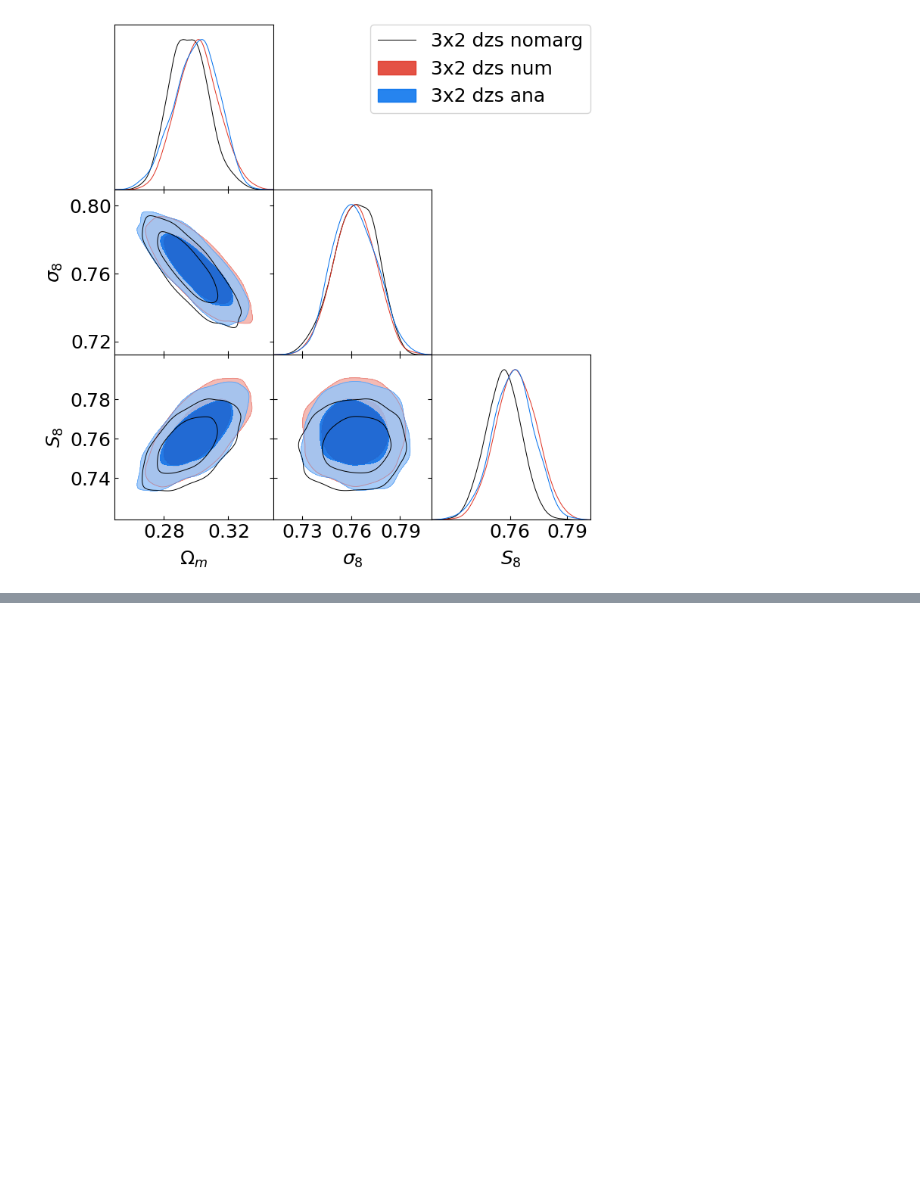
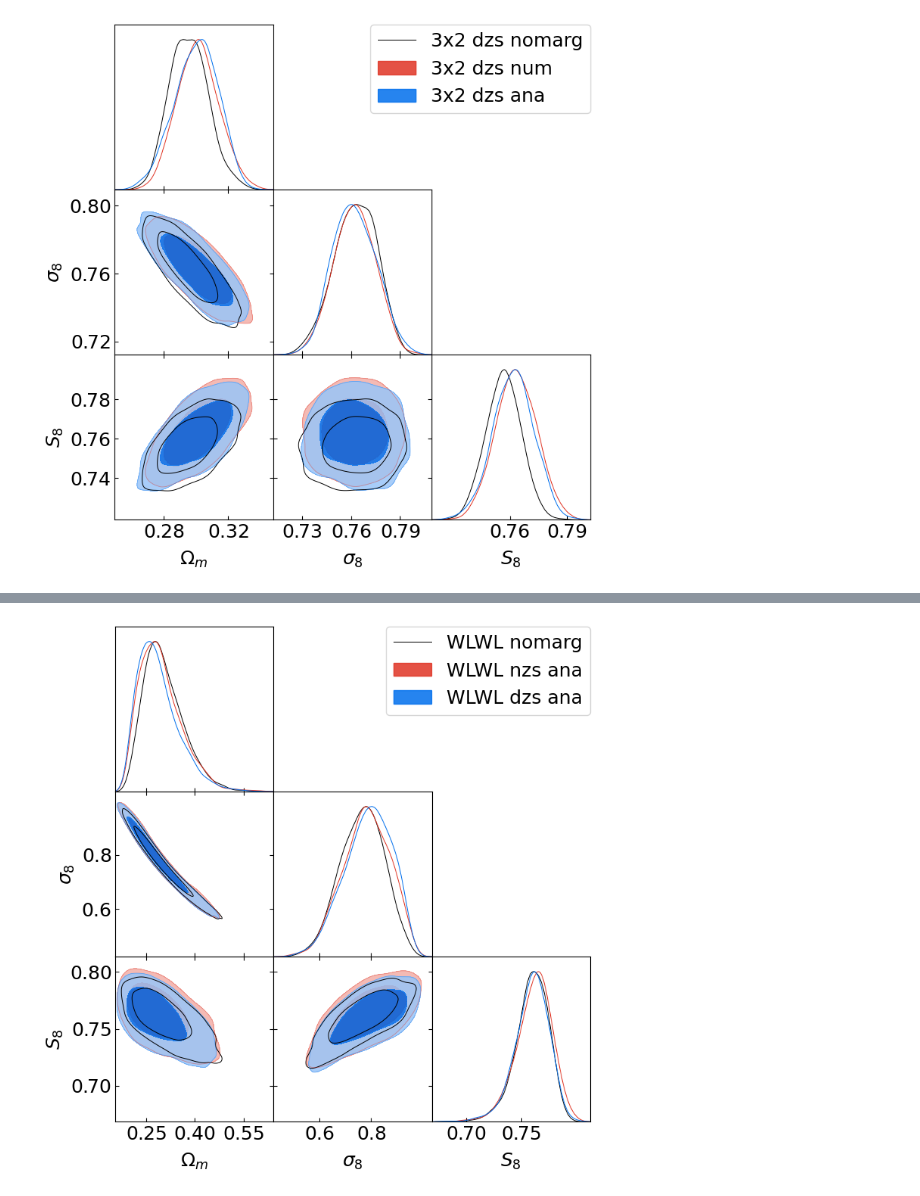
Before and after one commit to JaimeRZP/3x2_analytical, a Jupyter notebook: plotting.ipynb, the cells around one changed output, grey strips where cells are left out. Saved outputs shown, nothing was run; the diff lists cells and outputs as text; code cells hidden in the pictures; blank space fills up the shorter version.

```diff
--- a/plotting.ipynb
+++ b/plotting.ipynb
@@ -512,0 +573,12 @@ g.triangle_plot([dzs_3x2_nomarg_samples,
+# %%
+g = plots.getSubplotPlotter(subplot_size=2.5)
+g.settings.axes_fontsize = 20
+g.settings.legend_fontsize = 20
+g.settings.axes_labelsize = 20
+g.triangle_plot([dzs_wlwl_nomarg_samples,
+                 nzs_wlwl_ana_samples,
+                 dzs_wlwl_ana_samples],
+                 ['Ωm', 'σ8', 'S8'],
+                 filled=[False, True, True])
+# %% [output]
+[figure, added]
```
Also changed, not shown: parts of 7 cells of this notebook, 1 other file.
